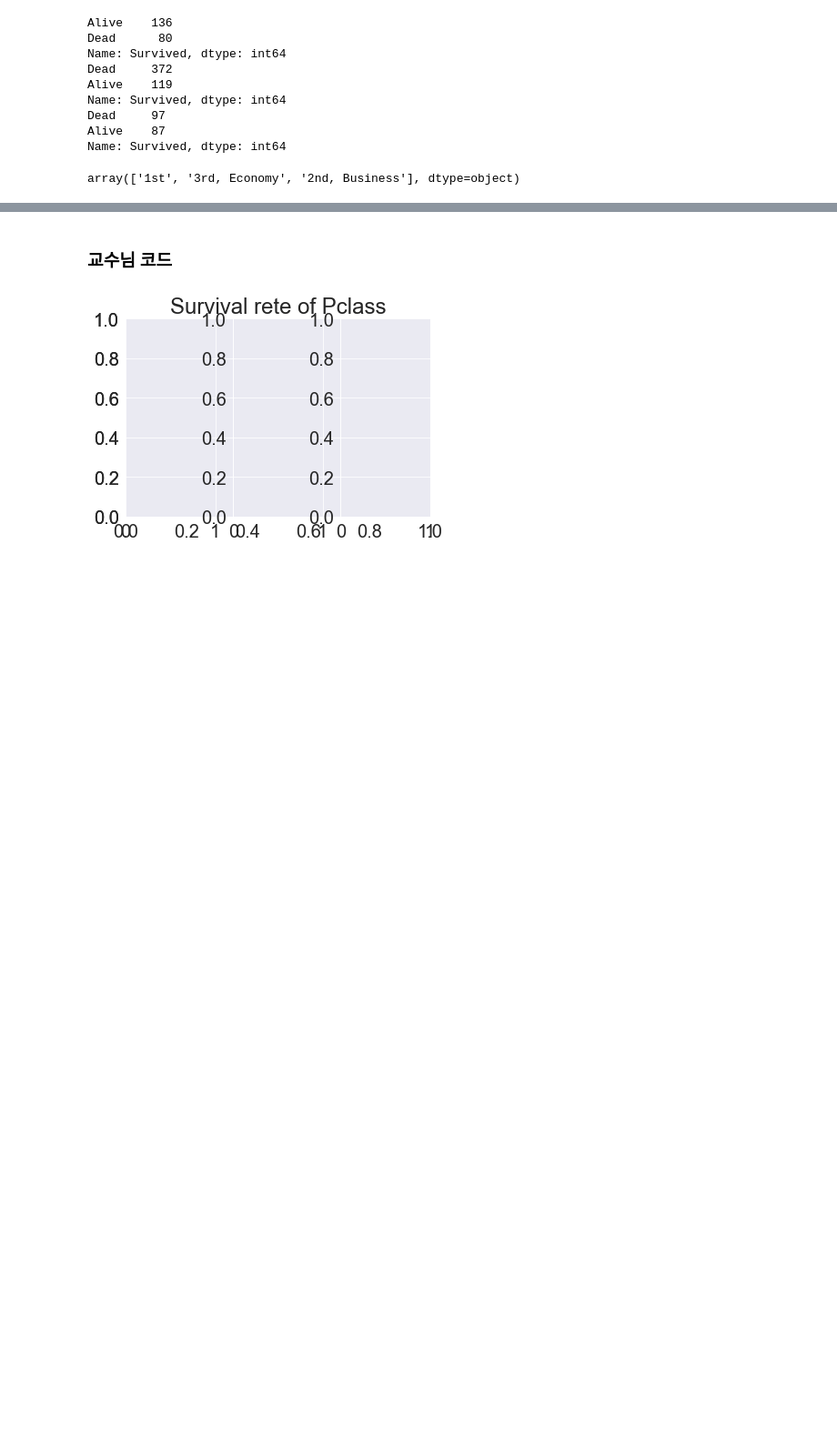
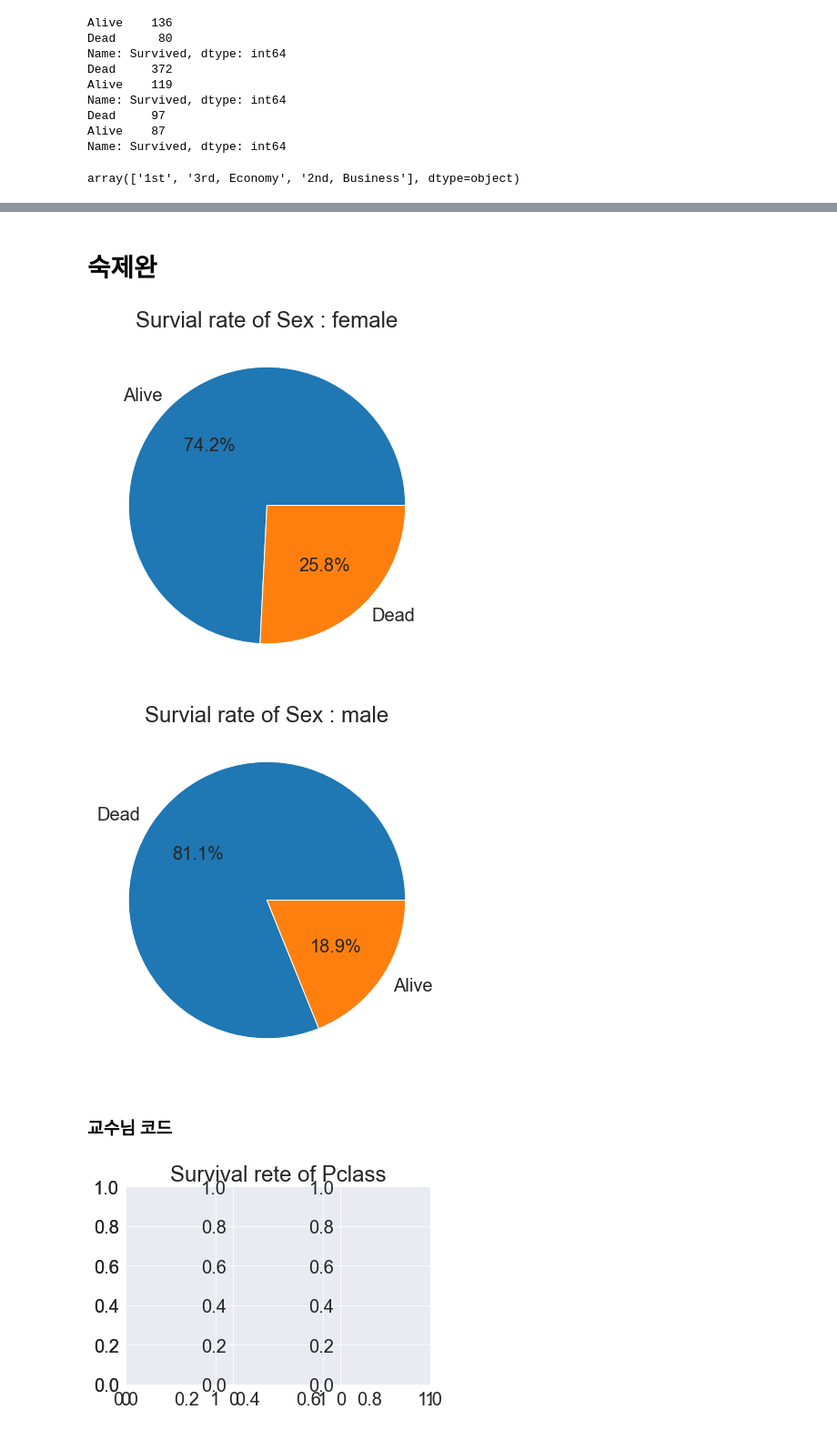
Before and after one commit to k-me-j/Basic-Python, a Jupyter notebook: f220404_titanic.ipynb, the cells around one changed output, grey strips where cells are left out. Shown: that part at 91% size. Drawn from its saved outputs; the diff is of its cells as text; code cells hidden in the pictures; blank space fills up the shorter version.

```diff
--- a/f220404_titanic.ipynb
+++ b/f220404_titanic.ipynb
@@ -308,10 +308,3 @@ uni = df_survive["Pclass"].unique()
 uni
 # %% [output]
 array(['1st', '3rd, Economy', '2nd, Business'], dtype=object)
-# %%
-uni = df_survive["Pclass"].unique()
-for i in uni:
-    per_info = df_train["Survived"].loc[df_train["Pclass"]==i].value_counts()  # 그 클래스의 생존수
-    plt.figure(figsize=(7, 7))
-    plt.pie(per_info, labels=uni, autopct="%0.1f%%")  # %% 두 번 적어줘야 % 하나 출력됨
-    plt.show()
@@ -337,3 +311,20 @@ df_train
+# %% [markdown]
+# 숙제완
+# %%
+def tmp(feature):
+    uni = df_survive[feature].unique()
+    for i in uni:
+        per_info = df_train["Survived"].loc[df_train[feature]==i].value_counts()  # 그 클래스의 생존수
+        plt.figure(figsize=(7, 7))
+        plt.pie(per_info, labels=per_info.index, autopct="%0.1f%%")  # %% 두 번 적어줘야 % 하나 출력됨
+        plt.title(i)
+        plt.title(f"Survial rate of {feature} : {i}")
+        plt.show()
+# %%
+tmp("Sex")
+# %% [output]
+[figure, added]
+[figure, added]
 # %% [markdown]
 ### 교수님 코드
 # %%
```
Also changed, not shown: parts of 2 cells of this notebook.
